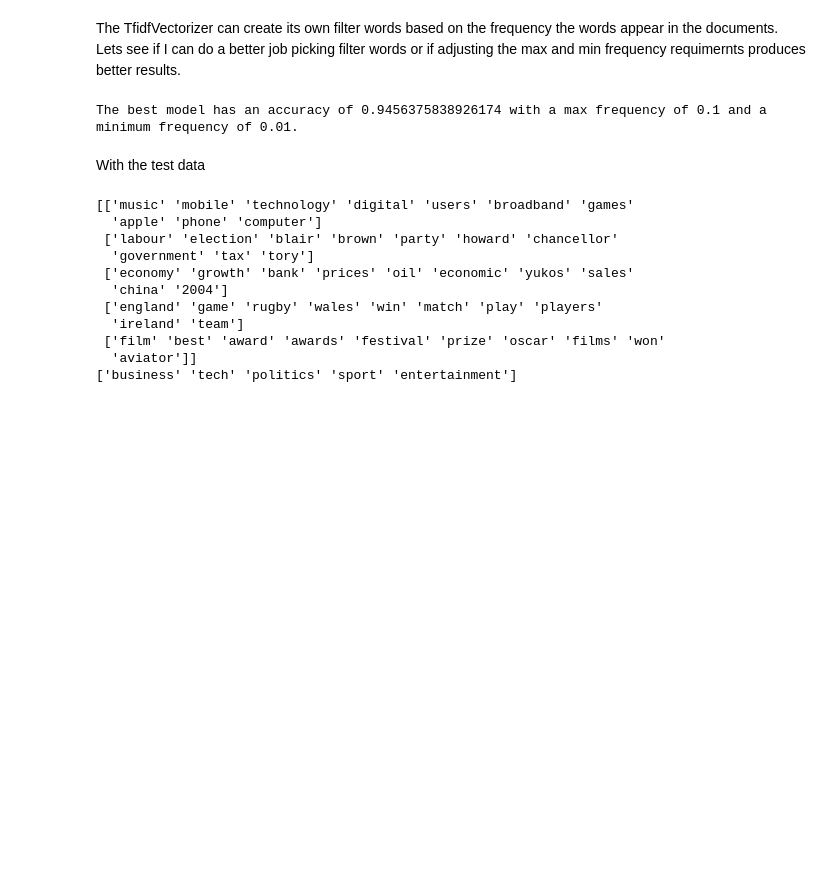
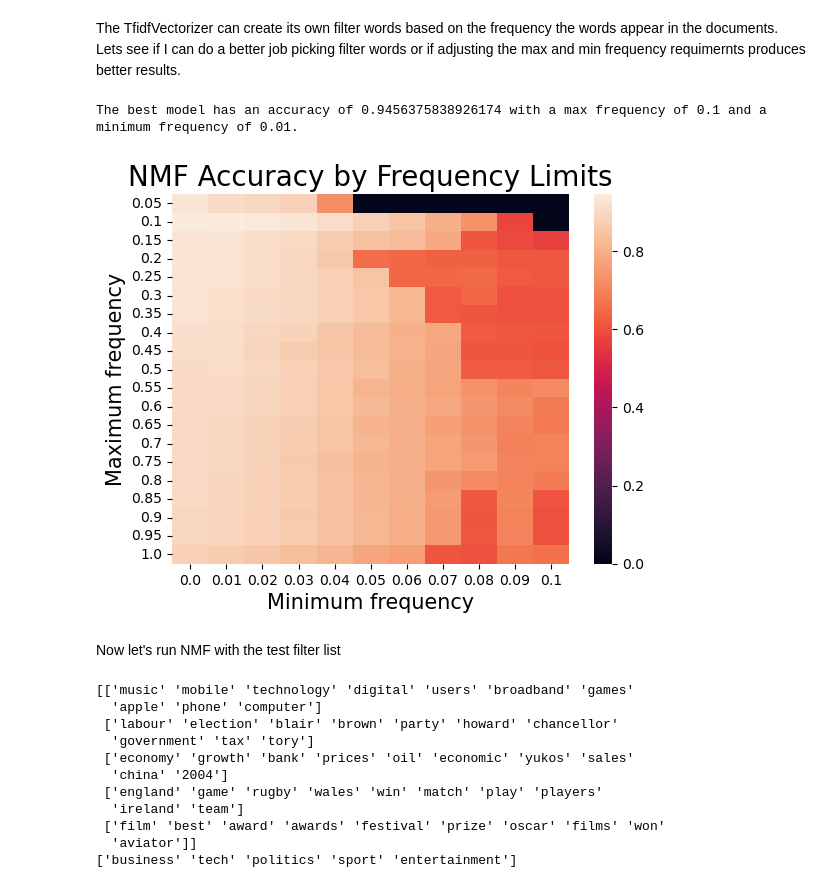
Before and after one commit to BenKupernik/CSCA-5632-Week-4, a Jupyter notebook: Main.ipynb, the cells around one changed output. Saved outputs shown, nothing was run; the diff lists cells and outputs as text; code cells hidden in the pictures; blank space fills up the shorter version.

```diff
--- a/Main.ipynb
+++ b/Main.ipynb
@@ -111,14 +113,24 @@ for max_df in max_df_list:
     for min_df in min_df_list:
         if max_df > min_df:
             acc = run_nmf_train(max_df = max_df, min_df = min_df, use_df = True)
-            acc_dict[max_df, min_df] = acc
+            acc_dict[(max_df, min_df)] = acc
 # %%
+ser = pd.Series(list(acc_dict.values()),
+                  index=pd.MultiIndex.from_tuples(acc_dict.keys()))
+df_acc_results = ser.unstack().fillna(0)
+df_acc_results.index = [round(idx, 2) for idx in df_acc_results.index]
+ax = sns.heatmap(df_acc_results)
+
+plt.title('NMF Accuracy by Frequency Limits', fontsize = 20)
+plt.xlabel('Minimum frequency', fontsize = 15)
+plt.ylabel('Maximum frequency', fontsize = 15)
 print('The best model has an accuracy of %s with a max frequency of %s and a minimum frequency of %s.' %
-      (max(acc_dict.values()), max(acc_dict, key=acc_dict.get)[0], max(acc_dict, key=acc_dict.get)[1]))
+     (max(acc_dict.values()), max(acc_dict, key=acc_dict.get)[0], max(acc_dict, key=acc_dict.get)[1]))
 # %% [output]
 The best model has an accuracy of 0.9456375838926174 with a max frequency of 0.1 and a minimum frequency of 0.01.
+[figure, added]
 # %% [markdown]
-With the test data
+Now let's run NMF with the test filter list
 # %%
 # vectorize the text using the tfidf method
 tfidf_vectorizer = TfidfVectorizer(stop_words=test_filter_words)
```
Also changed, not shown: parts of 5 cells of this notebook.
